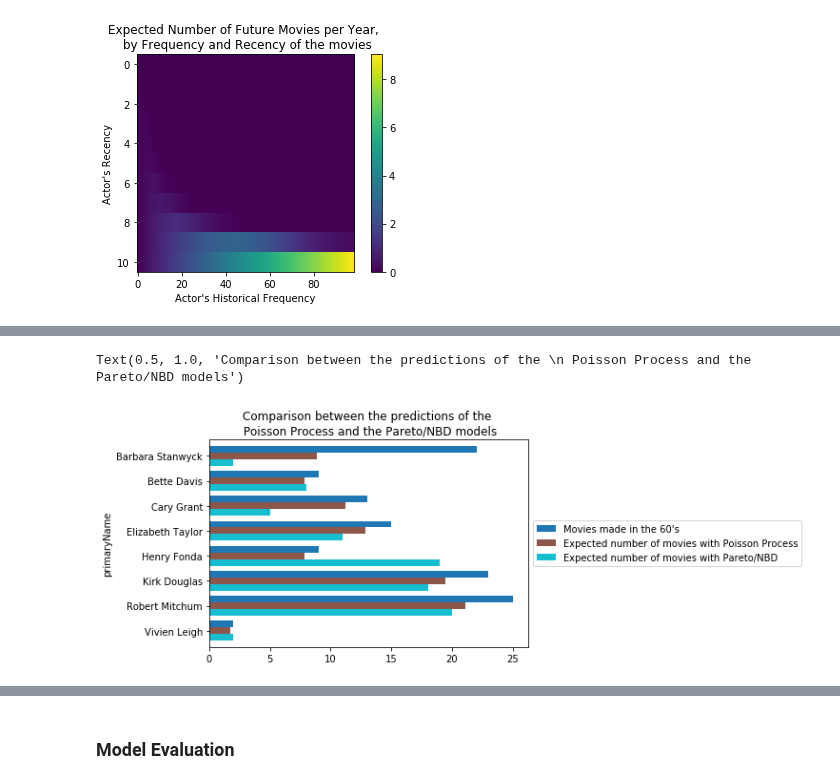
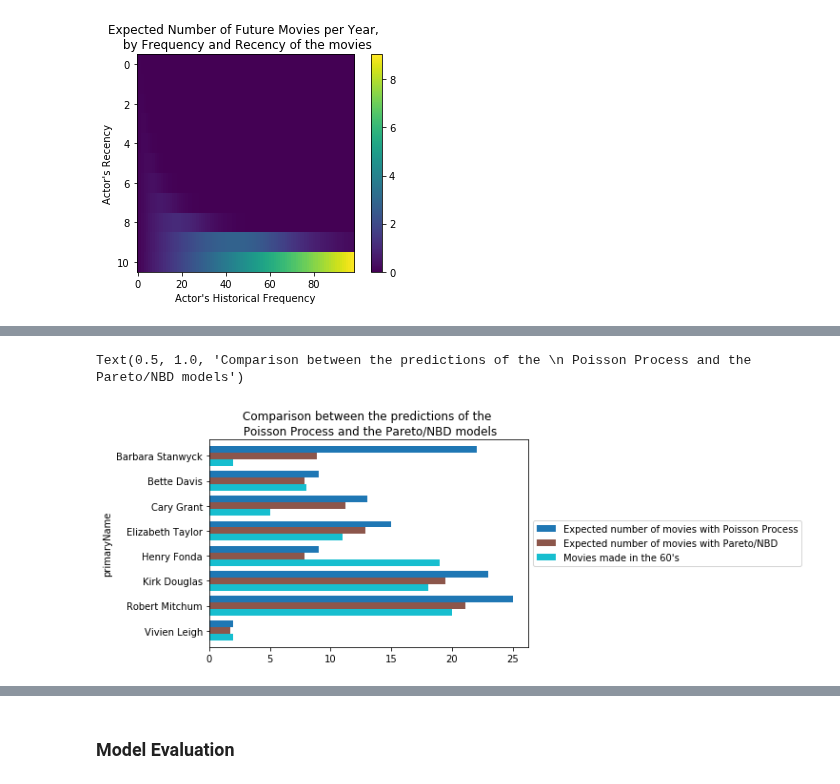
Before and after one commit to MaximeKan/Statistical-Modeling, a Jupyter notebook: Actors_movie_counts.ipynb, the cells around one changed output, grey strips where cells are left out. Cells and saved outputs as stored; diff of their text form; code cells hidden in the pictures.

```diff
--- a/Actors_movie_counts.ipynb
+++ b/Actors_movie_counts.ipynb
@@ -620,8 +609,15 @@ predictions_actors = predictions.merge(real_number, on = "primaryName")
 # %%
+t_future = 10
+movie_counts_reshape['predicted_purchases'] = pnbd.conditional_expected_number_of_purchases_up_to_time(t_future, movie_counts_reshape['frequency'], movie_counts_reshape['recency'], movie_counts_reshape['T'])
+
+predictions = movie_counts_reshape[movie_counts_reshape.primaryName.isin(actors)][["primaryName","frequency","predicted_purchases"]]
+real_number = movie_counts_validation[movie_counts_validation.primaryName.isin(actors)].groupby('primaryName').agg({'numberMovies':'sum'})
+predictions_actors = predictions.merge(real_number, on = "primaryName")
+
 predictions_actors.plot.barh(x = "primaryName", cmap=plt.get_cmap("tab10"), width = 0.8).invert_yaxis()
-plt.legend(loc='center left', bbox_to_anchor=(1, 0.5), labels = ["Movies made in the 60's","Expected number of movies with Poisson Process",
-                                                                "Expected number of movies with Pareto/NBD"])
+plt.legend(loc='center left', bbox_to_anchor=(1, 0.5), labels = ["Expected number of movies with Poisson Process",
+                                                                  "Expected number of movies with Pareto/NBD","Movies made in the 60's"])
 plt.title("Comparison between the predictions of the \n Poisson Process and the Pareto/NBD models")
 # %% [output]
 Text(0.5, 1.0, 'Comparison between the predictions of the \n Poisson Process and the Pareto/NBD models')
-[figure, old version]
+[figure, new version]
```
Also changed, not shown: parts of 14 cells of this notebook.
